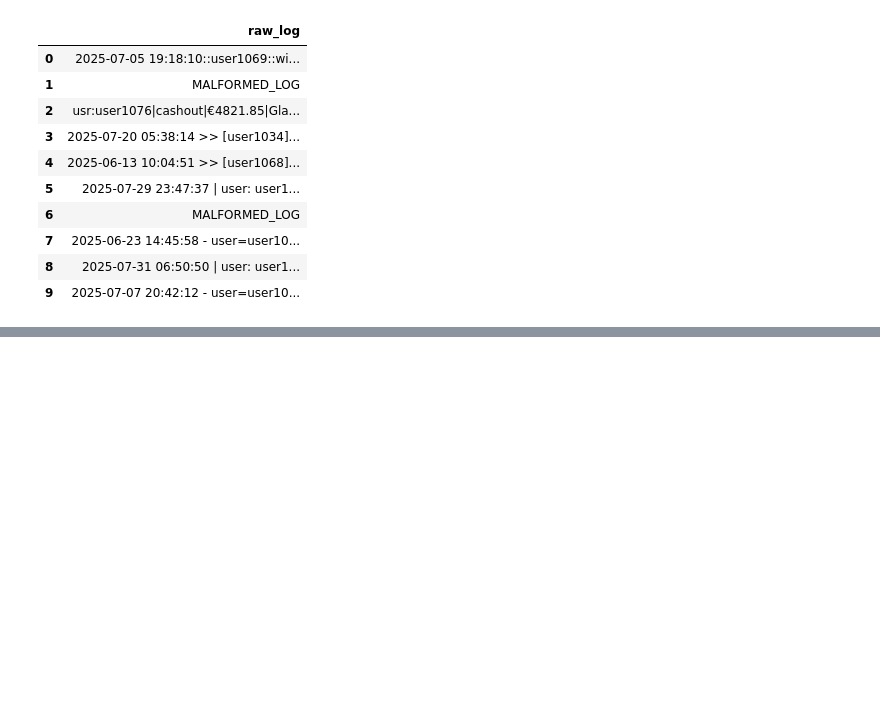
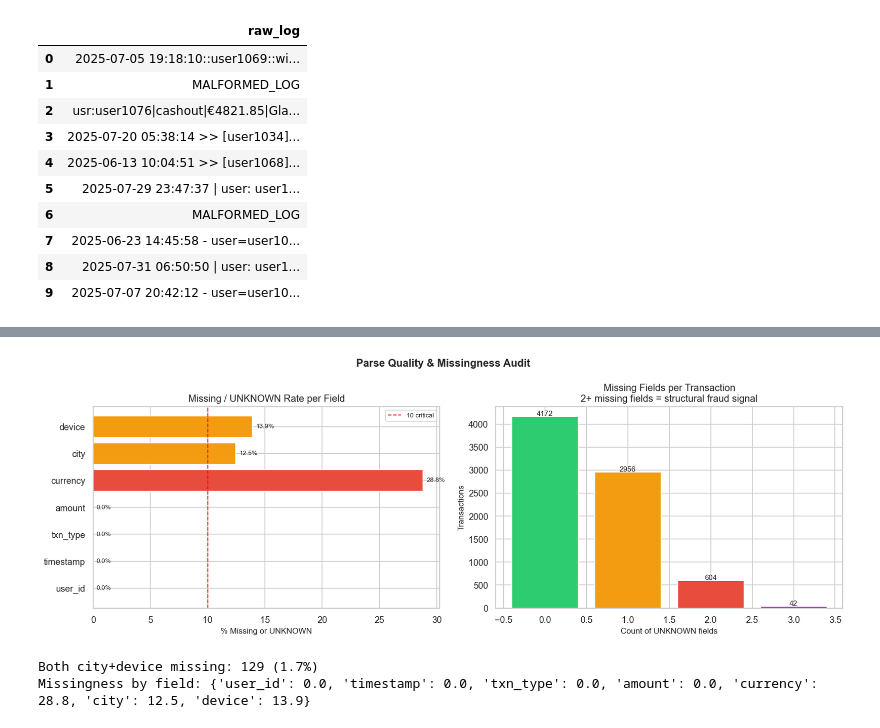
Before and after one commit to ash-iitbhu/fraud_detection, a Jupyter notebook: notebooks/fraud_detection.ipynb, the cells around one changed output, grey strips where cells are left out. Drawn from its saved outputs; the diff is of its cells as text; code cells hidden in the pictures; blank space fills up the shorter version.

```diff
--- a/notebooks/fraud_detection.ipynb
+++ b/notebooks/fraud_detection.ipynb
@@ -156,0 +163,12 @@ Parsed DataFrame shape: (8876, 10)
+# %%
+#load parsed data
+processed_data_path = "../data/processed/processed_logs.csv"
+parsed_df = pd.read_csv(processed_data_path)
+
+# Working columns
+FIELDS = ["user_id", "timestamp", "txn_type", "amount", "currency", "city", "device"]
+
+clean = parsed_df[parsed_df["parse_success"] == True][FIELDS].copy()
+clean = clean.sort_values("timestamp").reset_index(drop=True)
+clean["timestamp"] = pd.to_datetime(clean["timestamp"], errors="coerce")
+clean["amount"]    = pd.to_numeric(clean["amount"],    errors="coerce")
@@ -232,0 +201,38 @@ valid_logs.tail()
+# %%
+miss_pct = clean[FIELDS].apply(is_miss).mean() * 100
+
+fig, axes = plt.subplots(1, 2, figsize=(14, 5))
+
+colors = ["#e74c3c" if v > 20 else "#f39c12" if v > 10 else "#2ecc71"
+          for v in miss_pct.values]
+axes[0].barh(miss_pct.index, miss_pct.values, color=colors, edgecolor="white")
+axes[0].axvline(10, color="red",    linestyle="--", linewidth=1.2, label="10 critical")
+axes[0].set_title("Missing / UNKNOWN Rate per Field")
+axes[0].set_xlabel("% Missing or UNKNOWN")
+axes[0].legend(fontsize=8)
+for bar, val in zip(axes[0].patches, miss_pct.values):
+    axes[0].text(val + 0.3, bar.get_y()+bar.get_height()/2,
+                 f"{val:.1f}%", va="center", fontsize=8)
+
+miss_dist = clean["miss_count"].value_counts().sort_index()
+axes[1].bar(miss_dist.index, miss_dist.values,
+            color=["#2ecc71","#f39c12","#e74c3c","#8e44ad"][:len(miss_dist)],
+            edgecolor="white")
+axes[1].set_title("Missing Fields per Transaction\n2+ missing fields = structural fraud signal")
+axes[1].set_xlabel("Count of UNKNOWN fields")
+axes[1].set_ylabel("Transactions")
+for bar, val in zip(axes[1].patches, miss_dist.values):
+    axes[1].text(bar.get_x()+bar.get_width()/2, bar.get_height()+15,
+                 str(val), ha="center", fontsize=9)
+
+plt.suptitle("Parse Quality & Missingness Audit", fontsize=13, fontweight="bold")
+plt.tight_layout()
+plt.show()
+
+both = ((clean["city_miss"]==1) & (clean["dev_miss"]==1)).sum()
+print(f"Both city+device missing: {both} ({100*both/len(clean):.1f}%)")
+print(f"Missingness by field: {miss_pct.round(1).to_dict()}")
+# %% [output]
+[figure, added]
+Both city+device missing: 129 (1.7%)
+Missingness by field: {'user_id': 0.0, 'timestamp': 0.0, 'txn_type': 0.0, 'amount': 0.0, 'currency': 28.8, 'city': 12.5, 'device': 13.9}
```
Also changed, not shown: parts of 126 cells of this notebook, 27 other files.
